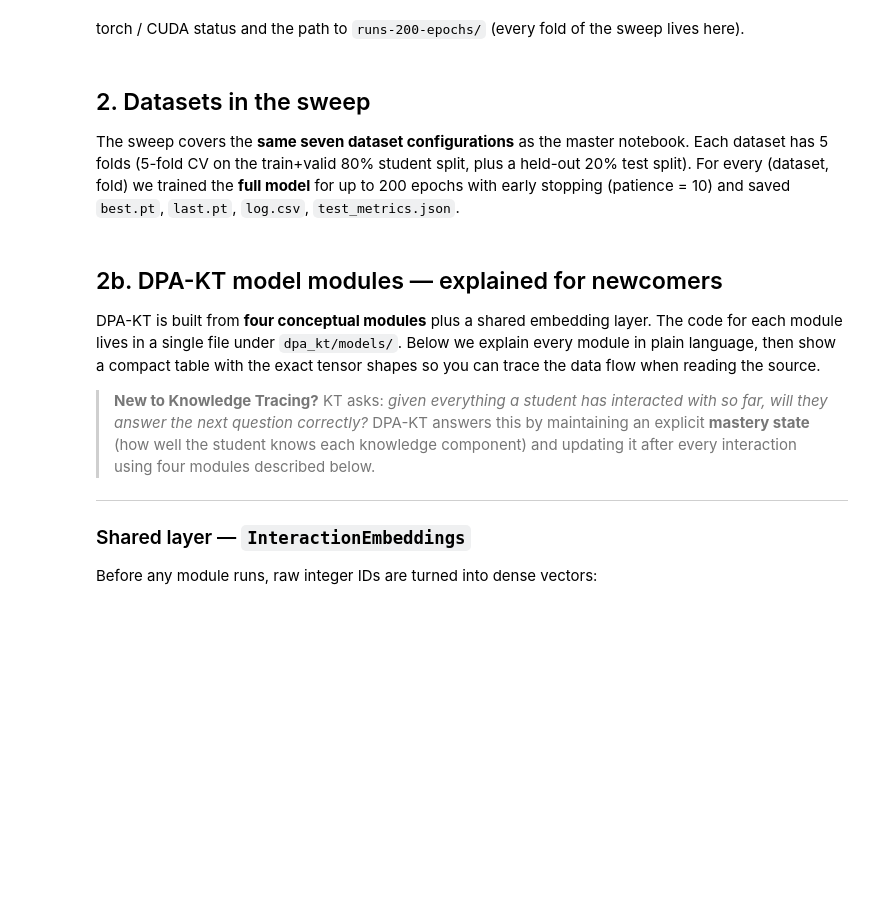
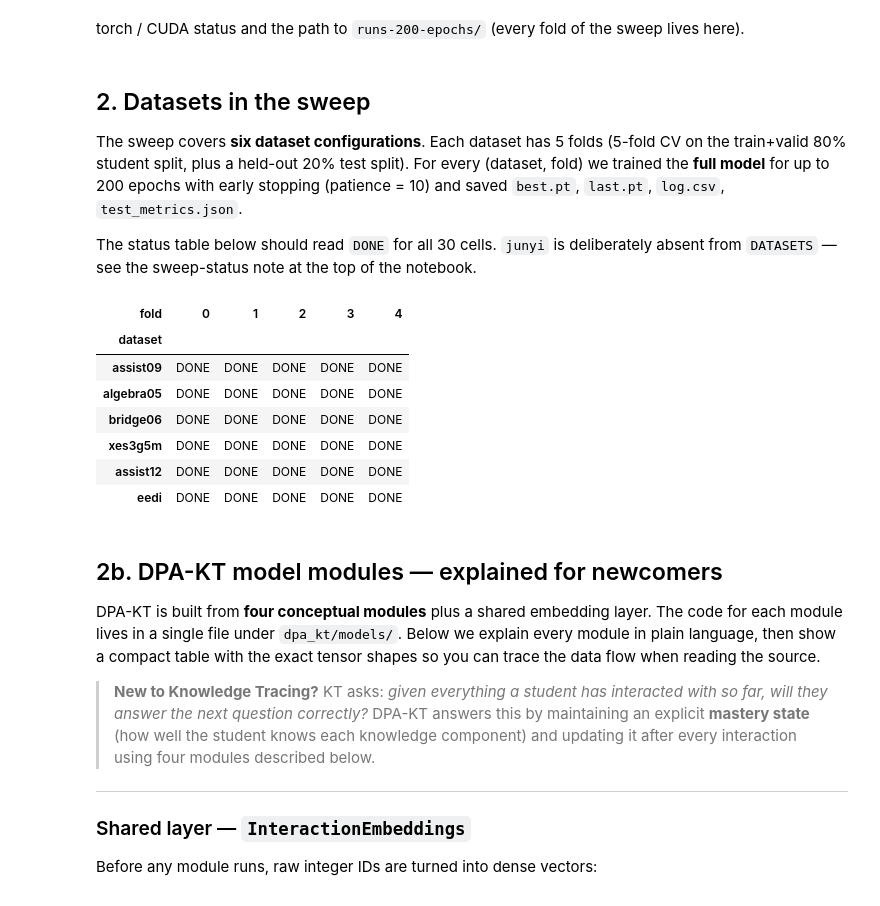
Before and after one commit to duyvo18/openscience_kt_workspace, a Jupyter notebook: code/notebooks/DPA_KT_200_epochs_ENG.ipynb, the cells around one changed output. Cells and saved outputs as stored; diff of their text form; code cells hidden in the pictures; blank space fills up the shorter version.

```diff
--- a/code/notebooks/DPA_KT_200_epochs_ENG.ipynb
+++ b/code/notebooks/DPA_KT_200_epochs_ENG.ipynb
@@ -48,32 +61,43 @@ torch / CUDA status and the path to `runs-200-epochs/` (every fold of the sweep
 # %% [markdown]
 ## 2. Datasets in the sweep
 
-The sweep covers the **same seven dataset configurations** as the master notebook. Each dataset has 5 folds (5-fold CV on the train+valid 80% student split, plus a held-out 20% test split). For every (dataset, fold) we trained the **full model** for up to 200 epochs with early stopping (patience = 10) and saved `best.pt`, `last.pt`, `log.csv`, `test_metrics.json`.
+The sweep covers **six dataset configurations**. Each dataset has 5 folds (5-fold CV on the train+valid 80% student split, plus a held-out 20% test split). For every (dataset, fold) we trained the **full model** for up to 200 epochs with early stopping (patience = 10) and saved `best.pt`, `last.pt`, `log.csv`, `test_metrics.json`.
+
+The status table below should read `DONE` for all 30 cells. `junyi` is deliberately absent from `DATASETS` — see the sweep-status note at the top of the notebook.
 # %%
-DATASETS = ['assist09','algebra05','bridge06','xes3g5m','assist12','eedi','junyi']
+DATASETS = ['assist09','algebra05','bridge06','xes3g5m','assist12','eedi']
 FOLDS = [0,1,2,3,4]
 
 def run_dir(ds, fold):
     return RUNS_200 / f'{ds}_full_fold{fold}'
 
 # status per (dataset, fold)
 status = []
 for ds in DATASETS:
     for f in FOLDS:
         r = run_dir(ds, f)
         tm = r / 'test_metrics.json'
         lc = r / 'log.csv'
         if tm.exists():
             s = 'DONE'
         elif lc.exists():
             s = 'PARTIAL'
         else:
             s = 'PENDING'
         status.append({'dataset': ds, 'fold': f, 'status': s})
 df_status = pd.DataFrame(status)
 pivot = df_status.pivot(index='dataset', columns='fold', values='status')
 pivot = pivot.reindex(DATASETS)
 pivot
+# %% [output]
+| fold | 0 | 1 | 2 | 3 | 4 |
+| dataset |  |  |  |  |  |
+| assist09 | DONE | DONE | DONE | DONE | DONE |
+| algebra05 | DONE | DONE | DONE | DONE | DONE |
+| bridge06 | DONE | DONE | DONE | DONE | DONE |
+| xes3g5m | DONE | DONE | DONE | DONE | DONE |
+| assist12 | DONE | DONE | DONE | DONE | DONE |
+| eedi | DONE | DONE | DONE | DONE | DONE |
 # %% [markdown]
 ## 2b. DPA-KT model modules — explained for newcomers
 
```
Also changed, not shown: parts of 24 cells of this notebook, 51 other files.
